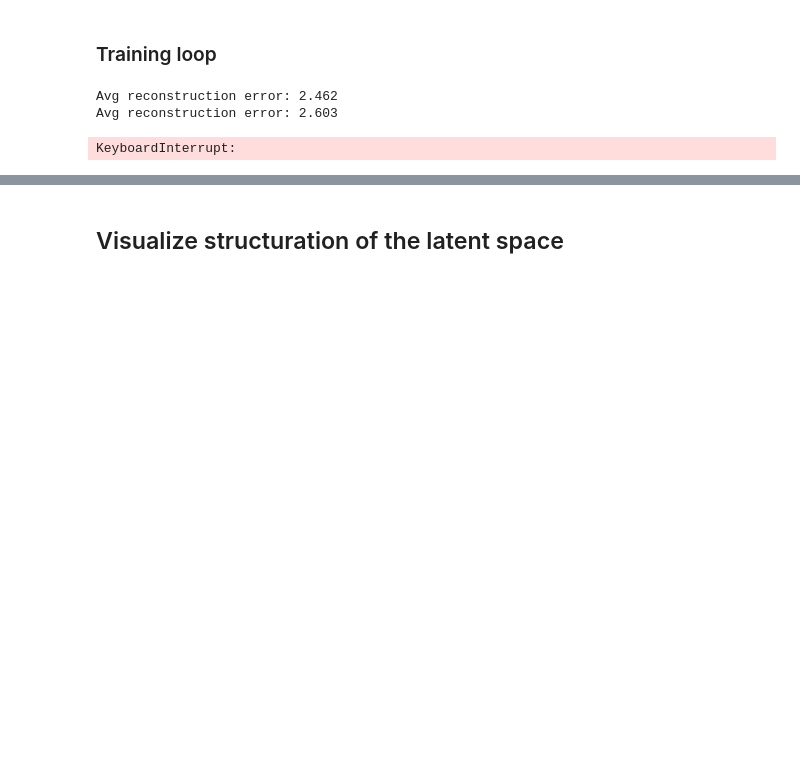
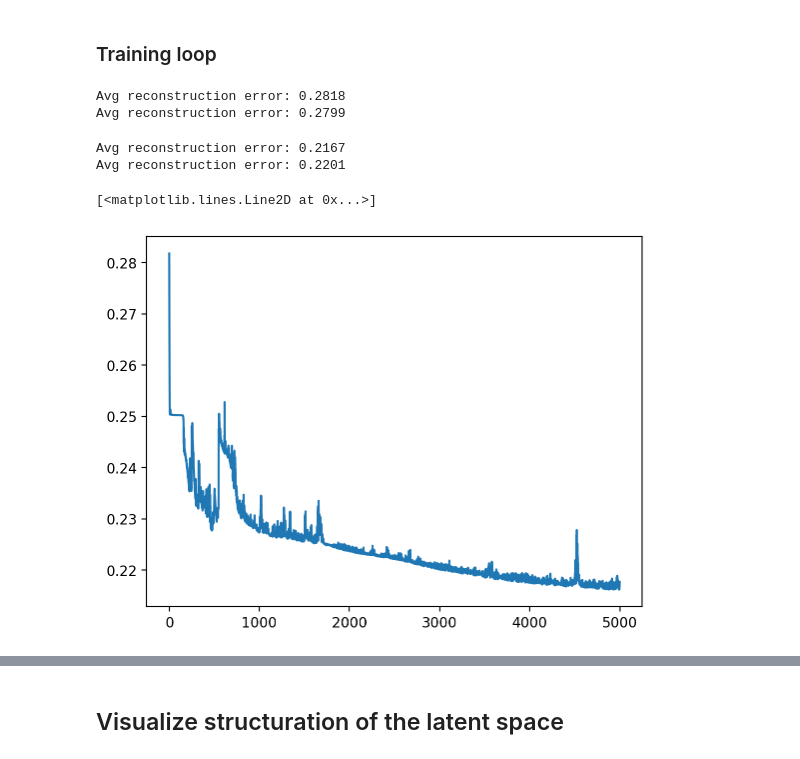
Before and after one commit to AurelienNioche/PolicyEmbedding, a Jupyter notebook: Mujoco-CartPole-RNN.ipynb, the cells around one changed output, grey strips where cells are left out. Drawn from its saved outputs; the diff is of its cells as text; code cells hidden in the pictures; blank space fills up the shorter version.

```diff
--- a/Mujoco-CartPole-RNN.ipynb
+++ b/Mujoco-CartPole-RNN.ipynb
@@ -40,5 +40,5 @@ importlib.reload(utils);
 # %%
 %config InlineBackend.figure_format='retina'
 # %%
-DEVICE = utils.find_device(force_cpu=True)
+DEVICE = utils.find_device(force_cpu=False)
 # %% [output]
@@ -170,10 +171,10 @@ class VAE(nn.Module):
 size_z = 2
 batch_size = 64
 train_loader = DataLoader(dataset=train_dataset, batch_size=batch_size)
-vae = VAE(time_horizon=TIME_HORIZON, z_dim=size_z, device=device).to(device)
+ae = AE(time_horizon=TIME_HORIZON, z_dim=size_z, device=DEVICE).to(DEVICE)
 for batch_idx, (x, y) in enumerate(train_loader):
-    mu, logvar = vae.encode(x)
-    z = vae.reparameterize(mu, logvar)
+    z = ae.encode(x)
+    # z = vae.reparameterize(mu, logvar)
     x_rec = vae.decode(z)
     break
 # %%
@@ -241,71 +235,54 @@ Avg reconstruction error: 0.336 +/- 0.236
 # %%
 seed = 1234
 size_z = 2
-lr = 0.001
-batch_size = 64 #len(train_dataset.y)
-n_epoch = 1000
+lr = 0.01
+batch_size = len(train_dataset.y)
+n_epoch = 5000
 
 torch.manual_seed(seed)
 
-vae = VAE(time_horizon=TIME_HORIZON, z_dim=size_z, device=DEVICE).to(DEVICE)
-reg = Regression(size_z).to(device)
+ae = AE(time_horizon=TIME_HORIZON, z_dim=size_z, device=DEVICE).to(DEVICE)
 
 train_loader = DataLoader(dataset=train_dataset, batch_size=batch_size)
 test_loader = DataLoader(dataset=test_dataset, batch_size=batch_size)
 
-eval_reconstruction(vae, train_loader)
-eval_reconstruction(vae, test_loader)
+eval_reconstruction(ae, train_loader)
+eval_reconstruction(ae, test_loader)
 
-optimizer = optim.Adam(list(vae.parameters()) + list(reg.parameters()), lr=lr)
+optimizer = optim.Adam(list(ae.parameters()), lr=lr) # + list(reg.parameters()), lr=lr)
 
-hist_vae_loss = []
+hist_loss = []
 
 with tqdm(total=n_epoch, leave=True) as pbar:
 
     for epoch in range(n_epoch):
 
-        vae_loss = 0
-        vae_rec_abs_err = 0
-        reg_loss = 0
+        epoch_loss = 0
 
         for batch_idx, (x, y) in enumerate(train_loader):
 
             optimizer.zero_grad()
-
-            recon_x, mu, logvar = vae(x)
-            bce = F.binary_cross_entropy(recon_x, x, reduction='sum')
-            # https://arxiv.org/abs/1312.6114
-            # 0.5 * sum(1 + log(sigma^2) - mu^2 - sigma^2)
-            kl = - 0.5 * torch.sum(1 + logvar - mu.pow(2) - logvar.exp())
-            # https://proceedings.neurips.cc/paper/2019/file/f82798ec8909d23e55679ee26bb26437-Paper.pdf
-            # https://github.com/Robert-Aduviri/Continuous-Bernoulli-VAE/blob/master/notebooks/Continuous_Bernoulli.ipynb
-            logc = sumlogC(recon_x)
-            l_vae = bce + 0.01*kl + logc
-
-            pred = reg(mu)
-            l_reg = nn.MSELoss(reduction="sum")(target=y, input=pred)
-
-            loss = l_vae + 0.001*l_reg
+            recon_x = ae(x)
+            loss = nn.L1Loss(reduction="mean")(target=x, input=recon_x)
 
             loss.backward()
             optimizer.step()
 
-            vae_loss += l_vae.item()
-            vae_rec_abs_err += (recon_x - x).abs().sum()
-            reg_loss += l_reg.item()
+            epoch_loss += loss.item()
+        hist_loss.append(epoch_loss/len(train_loader))
 
-        hist_vae_loss.append(vae_loss/len(y))
-        # if epoch > 0 and epoch % 50 == 0:
         pbar.update()
-        pbar.set_postfix({
-            "loss VAE": f"{vae_loss/len(y):.4f}",
-            "rec Error": f"{vae_rec_abs_err/(len(y)*TIME_HORIZON):.3f}",
-            "loss regression": f"{reg_loss/len(y):.4f}"
-        })
+        pbar.set_postfix(loss=f"{hist_loss[-1]:.5f}")
 
-eval_reconstruction(vae, train_dataset)
-eval_reconstruction(vae, test_dataset)
+eval_reconstruction(ae, train_loader)
+eval_reconstruction(ae, test_loader)
 # %% [output]
-Avg reconstruction error: 2.462
-Avg reconstruction error: 2.603
+Avg reconstruction error: 0.2818
+Avg reconstruction error: 0.2799
-KeyboardInterrupt:
+Avg reconstruction error: 0.2167
+Avg reconstruction error: 0.2201
+# %%
+plt.plot(hist_loss)
+# %% [output]
+[<matplotlib.lines.Line2D at 0x...>]
+[figure, added]
```
Also changed, not shown: parts of 12 cells of this notebook, 8 other files.
